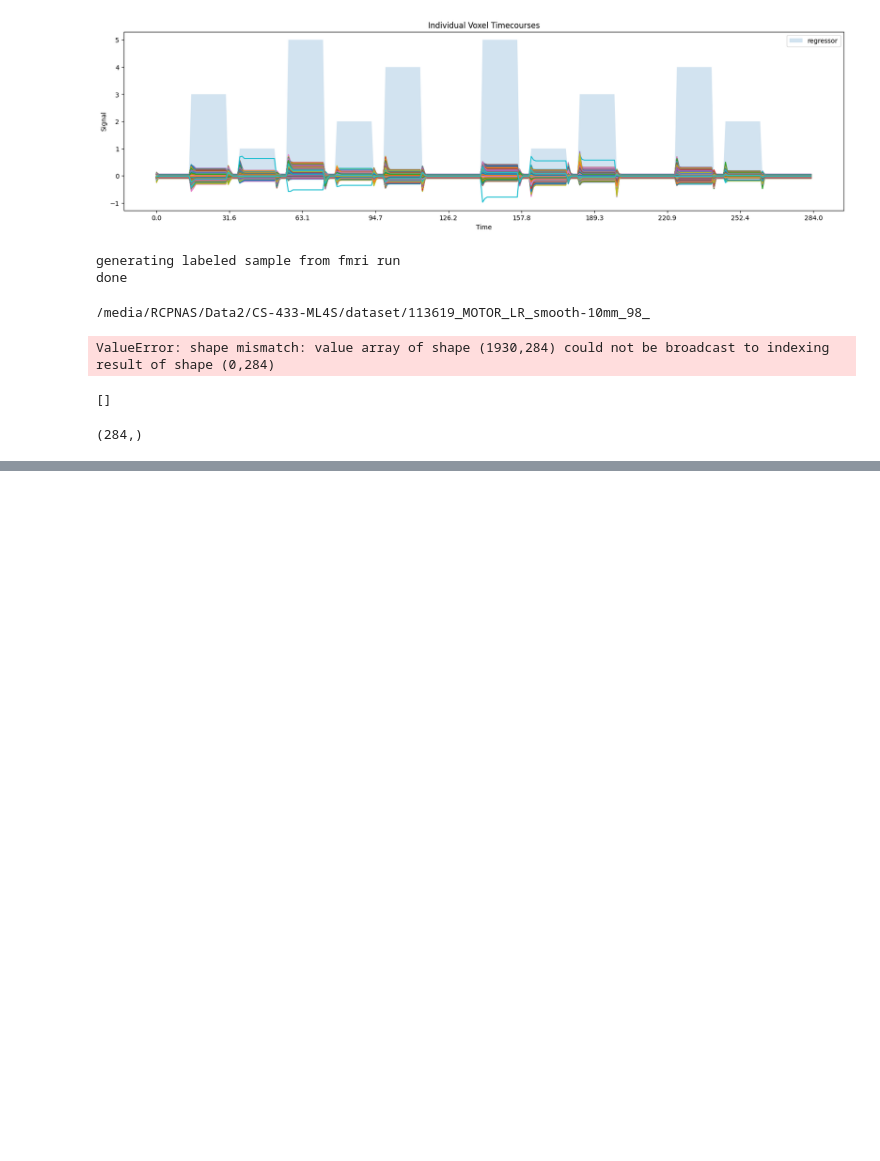
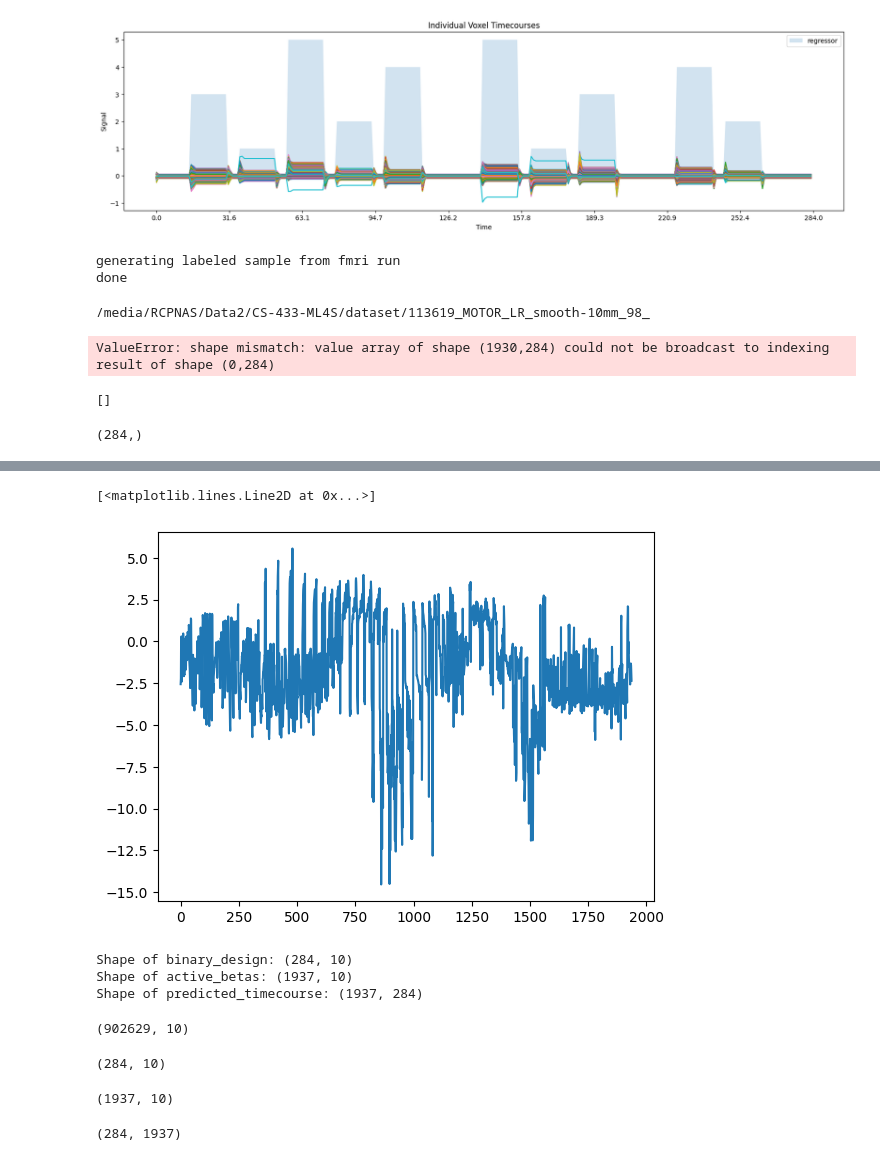
Before and after one commit to fedemengo/CS-433-ML4S, a Jupyter notebook: preprocessing_pipeline.ipynb, the cells around one changed output, grey strips where cells are left out. Drawn from its saved outputs; the diff is of its cells as text; code cells hidden in the pictures; blank space fills up the shorter version.

```diff
--- a/preprocessing_pipeline.ipynb
+++ b/preprocessing_pipeline.ipynb
@@ -252,0 +371,52 @@ x.shape
+# %%
+plt.plot(np.sum(beta_data[active_mask_data > 0], axis=1))
+# %% [output]
+[<matplotlib.lines.Line2D at 0x...>]
+[figure, added]
+# %%
+design_matrix = activity_glm.design_matrices_[0]
+
+n_timepoints = fmri_vols.shape[3]
+condition_names = independent_events['trial_type'].unique()
+condition_to_idx = {name: idx for idx, name in enumerate(condition_names)}
+n_conditions = len(condition_names)
+binary_design = np.zeros((n_timepoints, n_conditions))
+
+for event in independent_events.itertuples():
+    start_idx = int(event.onset / TR)
+    duration_idx = int(event.duration / TR)
+    condition_idx = condition_to_idx[event.trial_type]
+    binary_design[start_idx:start_idx+duration_idx, condition_idx] = 1
+
+beta_maps = activity_glm.compute_contrast(contrast_matrix, output_type='effect_size')
+beta_data = beta_maps.get_fdata()
+
+beta_data_reshaped = beta_data.reshape(-1, n_conditions)
+active_voxel_mask = active_mask_data.reshape(-1) > 0
+active_betas = beta_data_reshaped[active_voxel_mask, :]
+
+predicted_timecourse =  active_betas @ binary_design.T
+
+print("Shape of binary_design:", binary_design.shape)
+print("Shape of active_betas:", active_betas.shape)
+print("Shape of predicted_timecourse:", predicted_timecourse.shape)
+# %% [output]
+Shape of binary_design: (284, 10)
+Shape of active_betas: (1937, 10)
+Shape of predicted_timecourse: (1937, 284)
+# %%
+beta_data_reshaped.shape
+# %% [output]
+(902629, 10)
+# %%
+binary_design.shape
+# %% [output]
+(284, 10)
+# %%
+active_betas.shape
+# %% [output]
+(1937, 10)
+# %%
+predicted_timecourse.shape
+# %% [output]
+(284, 1937)
```
Also changed, not shown: parts of 12 cells of this notebook.
